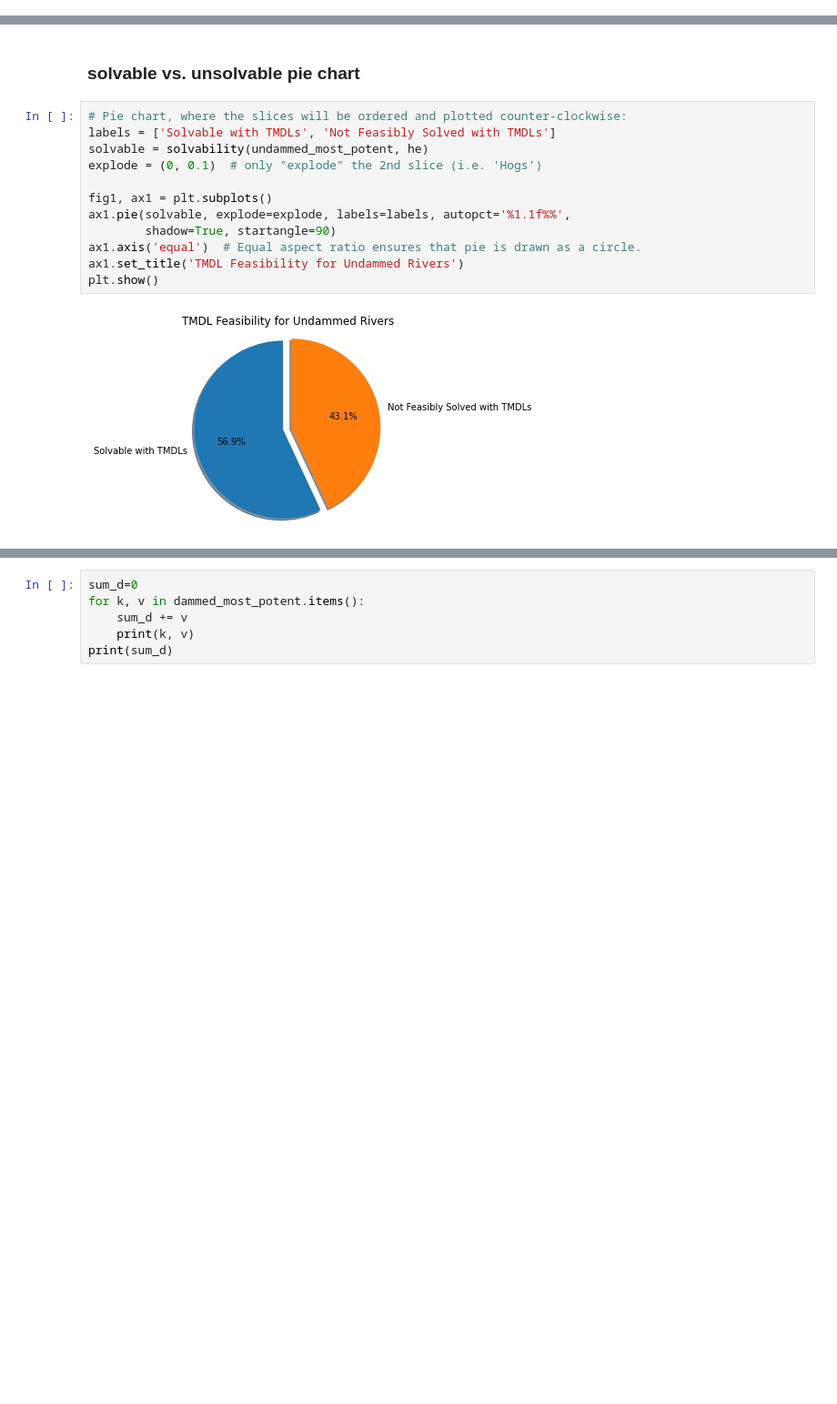
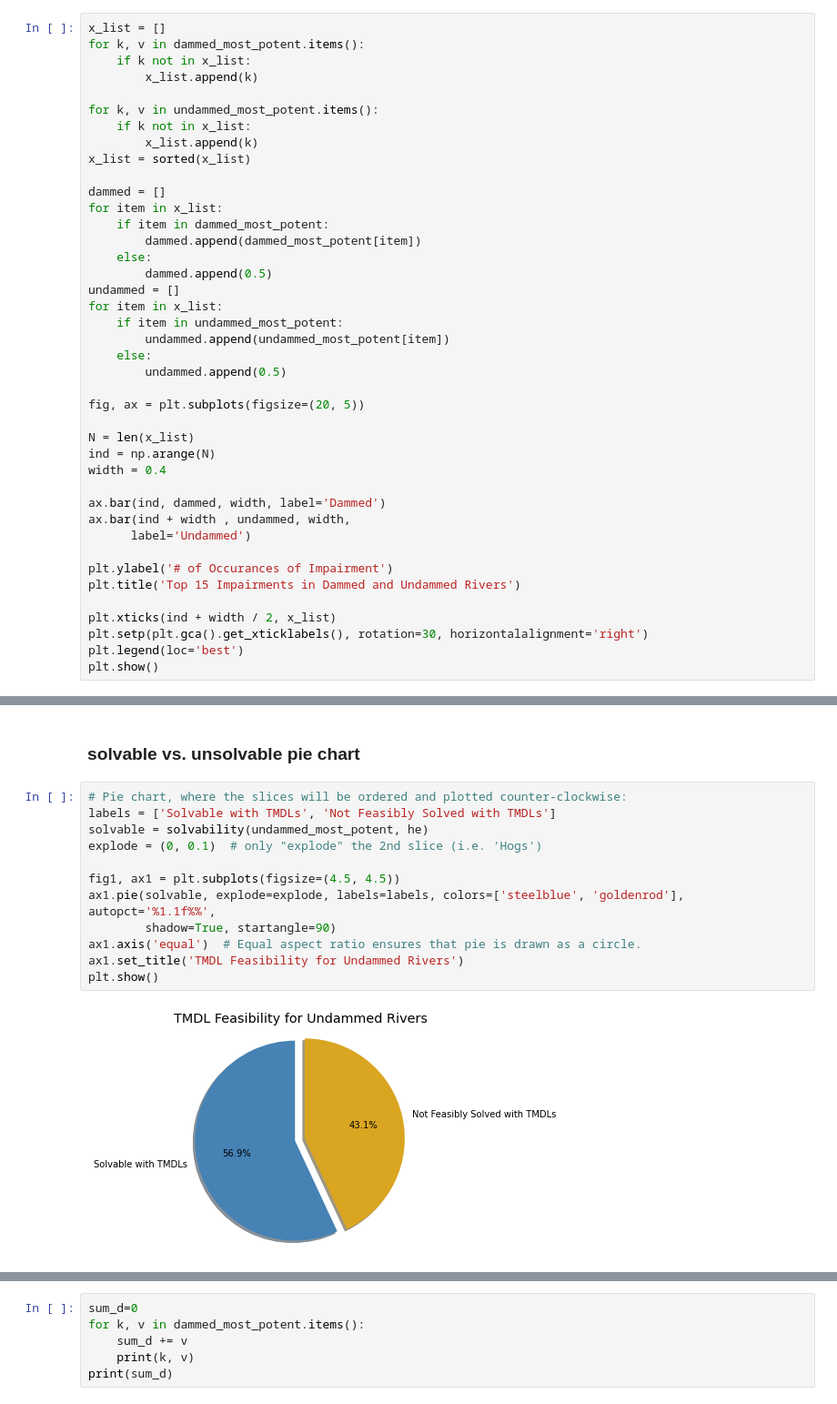
Before and after one commit to puga-42/Are-we-fixing-our-dammed-rivers, a Jupyter notebook: dammed_rivers.ipynb, the cells around one changed output, grey strips where cells are left out. Shown at 91% size. Cells and saved outputs as stored; diff of their text form; blank space fills up the shorter version.

```diff
--- a/dammed_rivers.ipynb
+++ b/dammed_rivers.ipynb
@@ -589,0 +644,41 @@ for k, v in undammed_pollutant_dict.items():
+# %%
+x_list = []
+for k, v in dammed_most_potent.items():
+    if k not in x_list:
+        x_list.append(k)
+
+for k, v in undammed_most_potent.items():
+    if k not in x_list:
+        x_list.append(k)
+x_list = sorted(x_list)
+
+dammed = []
+for item in x_list:
+    if item in dammed_most_potent:
+        dammed.append(dammed_most_potent[item])
+    else:
+        dammed.append(0.5)
+undammed = []
+for item in x_list:
+    if item in undammed_most_potent:
+        undammed.append(undammed_most_potent[item])
+    else:
+        undammed.append(0.5)
+
+fig, ax = plt.subplots(figsize=(20, 5))
+
+N = len(x_list)
+ind = np.arange(N)
+width = 0.4
+
+ax.bar(ind, dammed, width, label='Dammed')
+ax.bar(ind + width , undammed, width,
+      label='Undammed')
+
+plt.ylabel('# of Occurances of Impairment')
+plt.title('Top 15 Impairments in Dammed and Undammed Rivers')
+
+plt.xticks(ind + width / 2, x_list)
+plt.setp(plt.gca().get_xticklabels(), rotation=30, horizontalalignment='right')
+plt.legend(loc='best')
+plt.show()
@@ -693,17 +790,17 @@ def solvability(most_potent_dict, he):
 # %%
 # Pie chart, where the slices will be ordered and plotted counter-clockwise:
 labels = ['Solvable with TMDLs', 'Not Feasibly Solved with TMDLs']
 solvable = solvability(undammed_most_potent, he)
 explode = (0, 0.1)  # only "explode" the 2nd slice (i.e. 'Hogs')
 
-fig1, ax1 = plt.subplots()
-ax1.pie(solvable, explode=explode, labels=labels, autopct='%1.1f%%',
+fig1, ax1 = plt.subplots(figsize=(4.5, 4.5))
+ax1.pie(solvable, explode=explode, labels=labels, colors=['steelblue', 'goldenrod'], autopct='%1.1f%%',
         shadow=True, startangle=90)
 ax1.axis('equal')  # Equal aspect ratio ensures that pie is drawn as a circle.
 ax1.set_title('TMDL Feasibility for Undammed Rivers')
 plt.show()
 # %% [output]
-[figure, old version]
+[figure, new version]
 # %%
 labels = ['Solvable with TMDLs', 'Not Feasibly Solved with TMDLs']
 solvable = solvability(dammed_most_potent, he)
```
Also changed, not shown: parts of 16 cells of this notebook, 1 other file.
